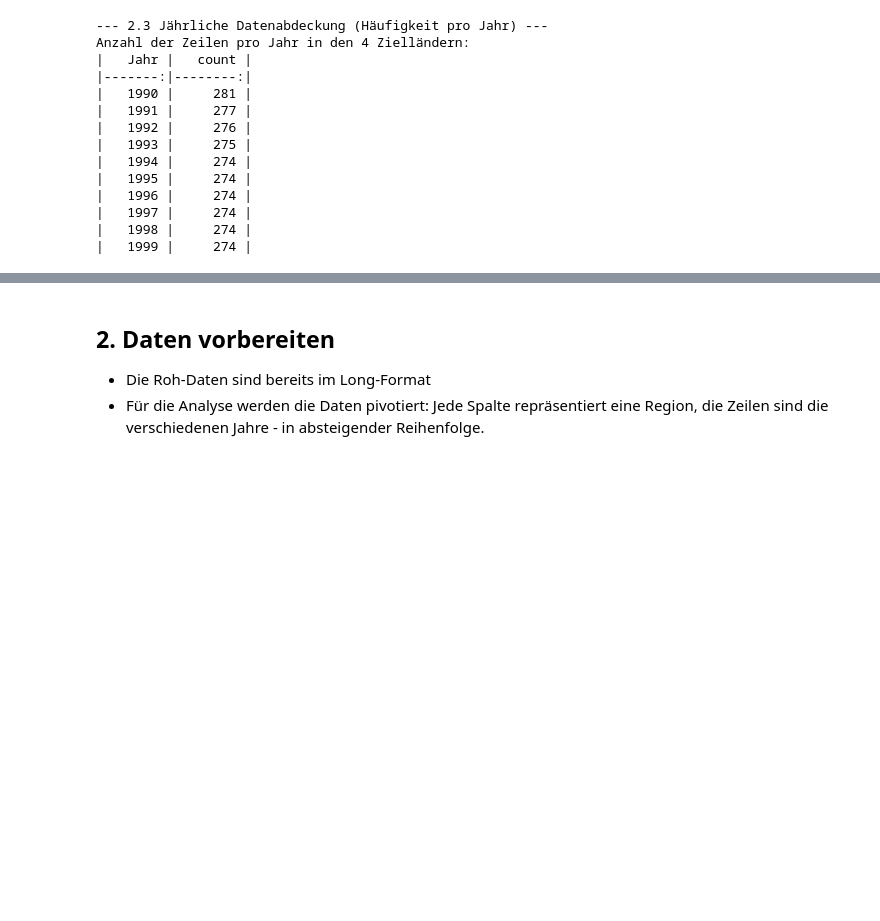
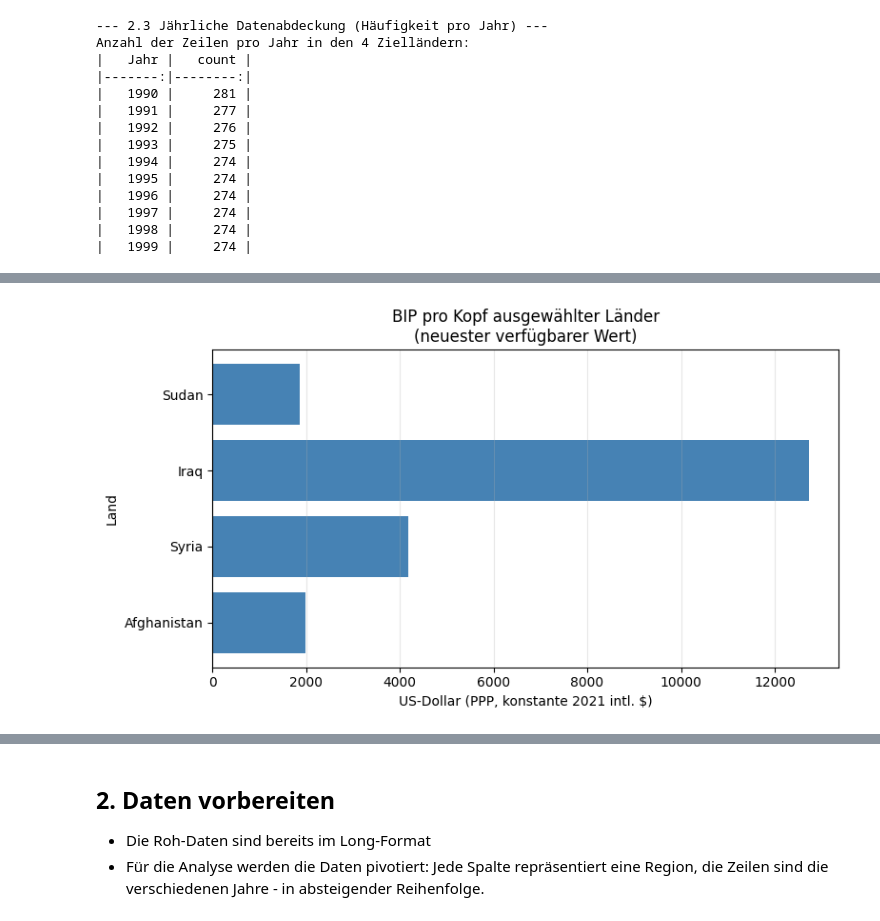
Before and after one commit to buetilia/LN-Informatik, a Jupyter notebook: LN-Informatik-main/LN-Informatik-main/Leistungsnachweis_Python_Analphabetisierung.ipynb, the cells around one changed output, grey strips where cells are left out. Cells and saved outputs as stored; diff of their text form; code cells hidden in the pictures; blank space fills up the shorter version.

```diff
--- a/LN-Informatik-main/LN-Informatik-main/Leistungsnachweis_Python_Analphabetisierung.ipynb
+++ b/LN-Informatik-main/LN-Informatik-main/Leistungsnachweis_Python_Analphabetisierung.ipynb
@@ -140,0 +568,8 @@ Anzahl der Zeilen pro Jahr in den 4 Zielländern:
+# %%
+df_gdp = df_gdp.rename(columns={
+    "Entity": "Land",
+    "Year": "Jahr",
+    "GDP per capita, PPP (constant 2021 international $)": "BIP_pro_Kopf"
+})
+
+df_gdp.head()
@@ -140,0 +583,5 @@ Anzahl der Zeilen pro Jahr in den 4 Zielländern:
+# %%
+laender = ["Afghanistan", "Iraq", "Sudan", "Syria"]
+
+df_gdp_laender = df_gdp[df_gdp["Land"].isin(laender)]
+df_gdp_laender.head()
@@ -140,0 +595,11 @@ Anzahl der Zeilen pro Jahr in den 4 Zielländern:
+# %%
+bip_aktuell = (
+    df_gdp_laender
+    .dropna(subset=["BIP_pro_Kopf"])
+    .sort_values("Jahr")
+    .groupby("Land", as_index=False)
+    .tail(1)
+    [["Land", "Jahr", "BIP_pro_Kopf"]]
+)
+
+bip_aktuell
@@ -140,0 +612,17 @@ Anzahl der Zeilen pro Jahr in den 4 Zielländern:
+# %%
+plt.figure(figsize=(8,4.5))
+
+plt.barh(
+    bip_aktuell["Land"],
+    bip_aktuell["BIP_pro_Kopf"],
+    color="steelblue"
+)
+
+plt.title("BIP pro Kopf ausgewählter Länder\n(neuester verfügbarer Wert)")
+plt.xlabel("US-Dollar (PPP, konstante 2021 intl. $)")
+plt.ylabel("Land")
+plt.grid(axis="x", alpha=0.3)
+plt.tight_layout()
+plt.show()
+# %% [output]
+[figure, added]
```
Also changed, not shown: parts of 23 cells of this notebook.
